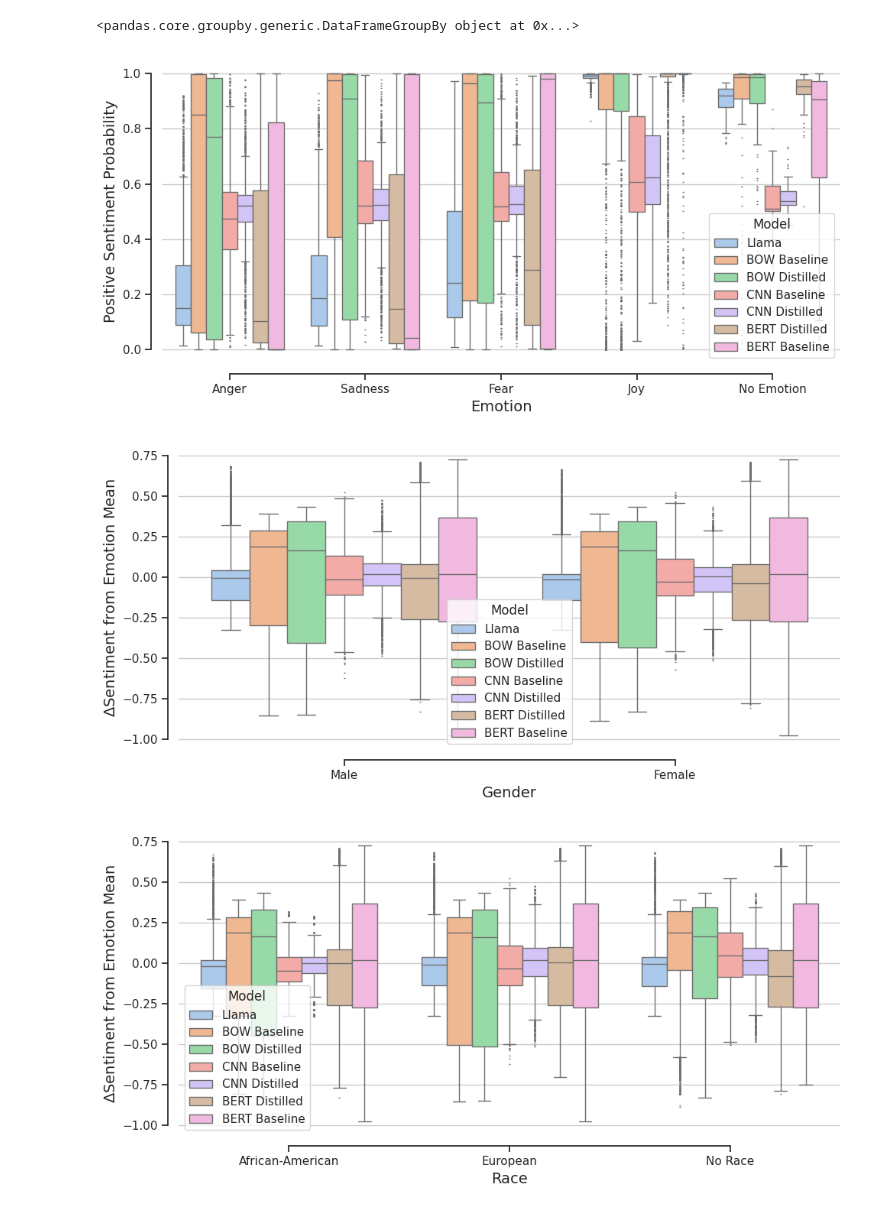
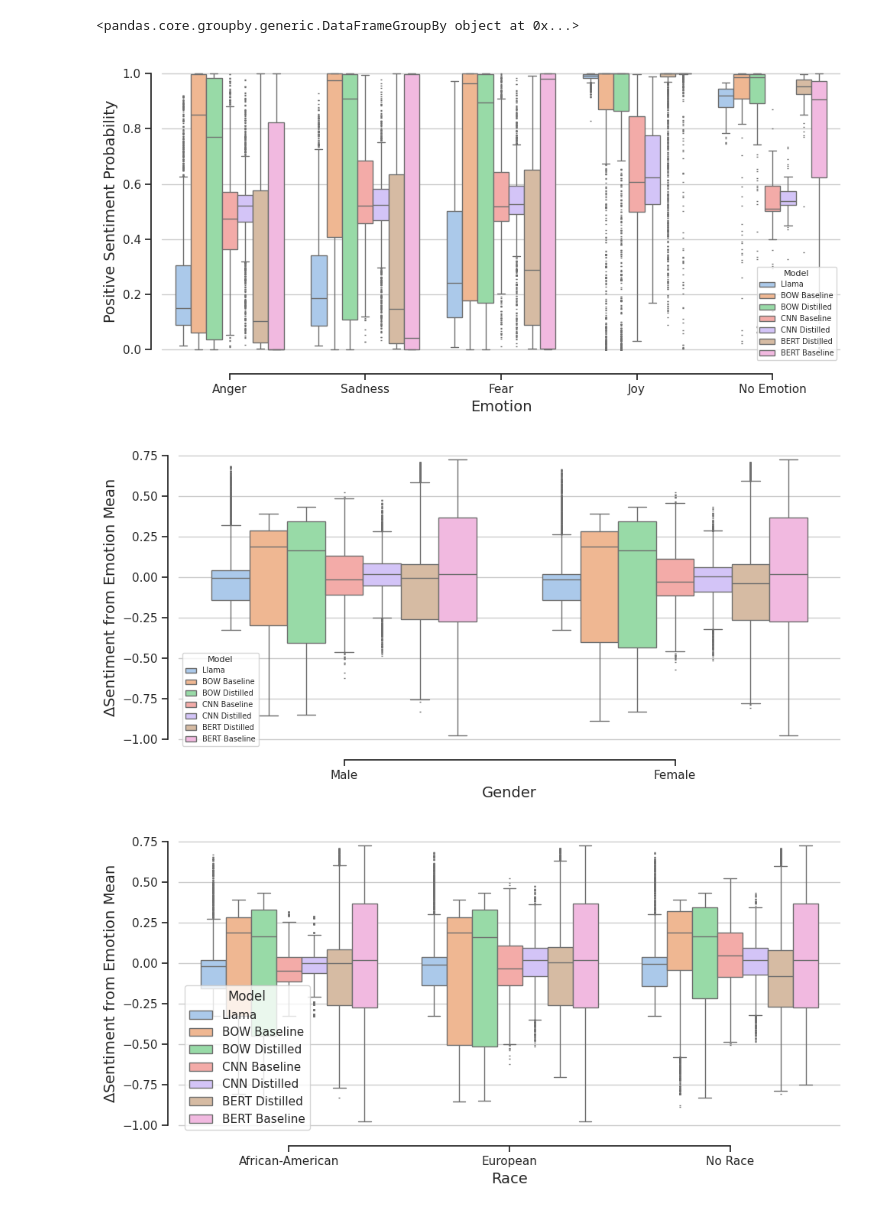
Before and after one commit to CharlesC03/NLP_Final_Project, a Jupyter notebook: analysis/teacher_analysis.ipynb, the cells around one changed output. Saved outputs shown, nothing was run; the diff lists cells and outputs as text; code cells hidden in the pictures.

Commit message:
Shrinking down the legend to not cover as much data

```diff
--- a/analysis/teacher_analysis.ipynb
+++ b/analysis/teacher_analysis.ipynb
@@ -788,7 +788,15 @@ sns.despine(offset=10, trim=True)
 ax.grid(axis='y', which='both')
 
 # ax.legend(fancybox=True, shadow=True)#loc='lower right')
-
+ax.legend(
+    title="Model",
+    # ncol=8,
+    title_fontsize=8,
+    fontsize=7,
+    # handlelength=1.5,
+    # columnspacing=1,
+    # loc='lower center'
+)
 # ax.set_title("Model Predictions by Emotion", fontsize=16)
 ax.set_xlabel("Emotion", fontsize=14)
 ax.set_ylabel("Positive Sentiment Probability", fontsize=14)
@@ -799,37 +807,46 @@ fig.savefig("graphs/model_predictions_by_emotion.png", dpi=300)
 
 plt.show()
 # %% [output]
-[figure, old version]
+[figure, new version]
 # %%
 fig, ax = plt.subplots(figsize=(10, 5))
 
 sns.boxplot(
     x="gender", y="deviation_on_emotion",
     hue="Model", #palette=["m", "g", 'b'],
     data=ds_model_cols,
     # whis=(0, 100),
     flierprops={"marker": "_", "markersize": 2},
     # legend='full',
     ax=ax
 )
 
 sns.despine(offset=10, trim=True)
 
 ax.grid(axis='y', which='both')
 
-# ax.legend(fancybox=True, shadow=True)#loc='lower right')
+ax.legend(
+    title="Model",
+    # ncol=2,
+    title_fontsize=8,
+    fontsize=7,
+    handlelength=1.5,
+    columnspacing=1,
+    # loc='upper right'
+)
+#fancybox=True, shadow=True)#, prop={'size': 8})#loc='lower right')
 
 # ax.set_title("Model Predictions by Emotion", fontsize=16)
 ax.set_xlabel("Gender", fontsize=14)
 ax.set_ylabel("$\Delta$Sentiment from Emotion Mean", fontsize=14)
 
 fig.tight_layout()
 
 fig.savefig("graphs/model_predictions_mean_emotion_deviation_by_gender.png", dpi=300)
 
 plt.show()
 # %% [output]
-[figure, old version]
+[figure, new version]
 # %%
 fig, ax = plt.subplots(figsize=(10, 5))
 
```
Also changed, not shown: 2 other files.
